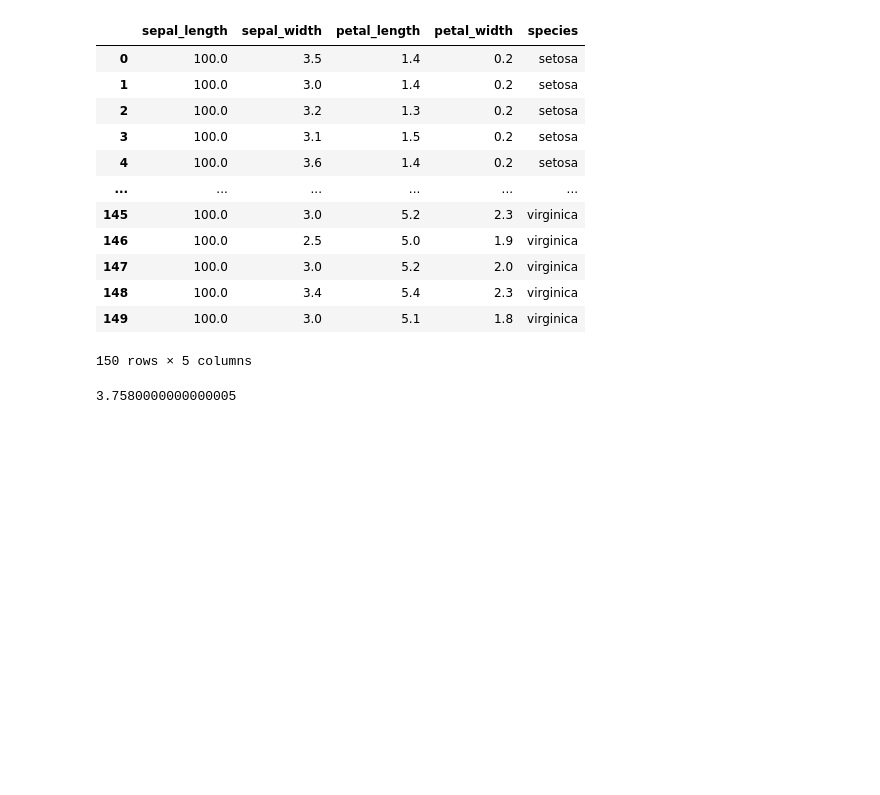
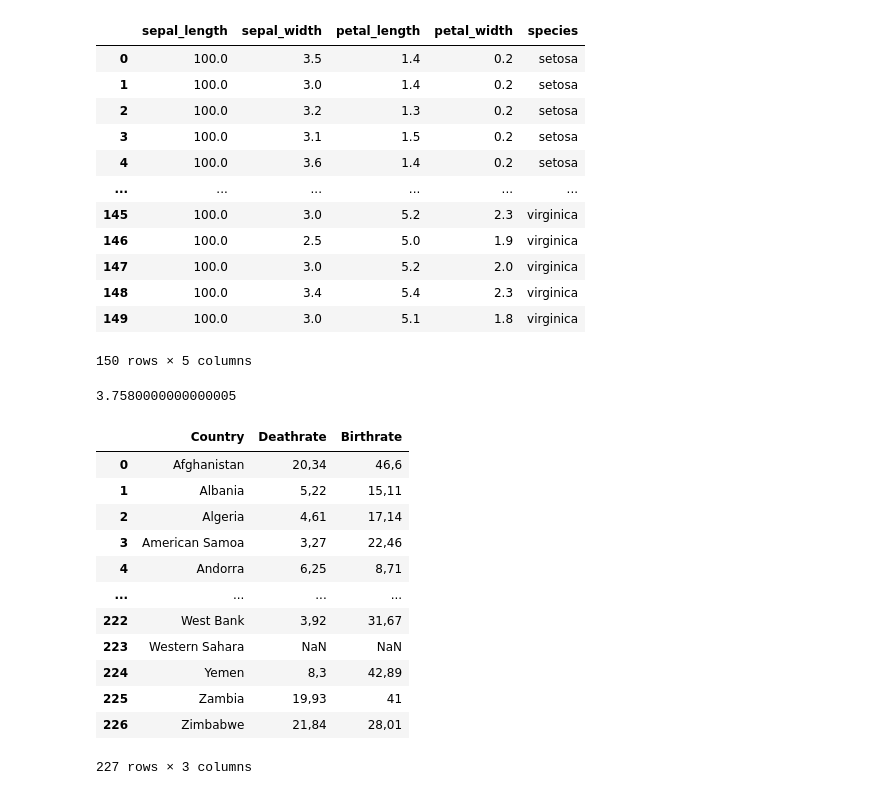
Before and after one commit to dramounlong3/python_basic, a Jupyter notebook: jupter_practice.ipynb, the cells around one changed output. Cells and saved outputs as stored; diff of their text form; code cells hidden in the pictures; blank space fills up the shorter version.

Commit message:
pandas filter

```diff
--- a/jupter_practice.ipynb
+++ b/jupter_practice.ipynb
@@ -171,3 +171,79 @@ iris_data_df
 iris_data_df['petal_length'].mean()
 # %% [output]
 3.7580000000000005
+# %%
+csv_data_path = 'https://raw.githubusercontent.com/turingplanet/pandas-intro/main/public-datasets/country.csv'
+country_info = pd.read_csv(csv_data_path)
+country_info.set_index('Country', inplace=True)
+country_info.index
+#反序
+country_info.sort_index(ascending=False)
+#刪掉index為Zimbabwe和Yemen的row, axis=0表示row
+minus_two_df = country_info.drop(['Zimbabwe', 'Yemen'], axis=0)
+minus_two_df
+#刪掉column為Region和Population的column, axis=1表示column
+minus_two_col_df = country_info.drop(['Region','Population'], axis=1)
+minus_two_col_df
+
+#每個row都跟0比較, 返回一個boolean list
+zero_migration_filter = country_info['Net migration'] == '0'
+zero_migration_filter
+#獲得上述條件成立的所有row
+zero_migration_df = country_info[zero_migration_filter]
+zero_migration_df
+#獲得上述條件成立的所有row, 但只顯示Region, Population column
+zero_migration_df = country_info.loc[zero_migration_filter, ['Region', 'Population', 'Net migration']]
+zero_migration_df
+#and
+and_filter = (country_info['Deathrate'] > '1000') & (country_info['Population'] < 10000)
+and_filter_df = country_info.loc[and_filter, ['Region', 'Deathrate', 'Population']]
+and_filter_df
+#or
+or_filter = (country_info['Deathrate'] > '1000') | (country_info['Population'] < 10000)
+or_filter_df = country_info.loc[or_filter, ['Region', 'Deathrate', 'Population']]
+or_filter_df
+#not
+population_filter = country_info['Population'] > 10000
+not_population_filter = country_info.loc[~population_filter, ['Region', 'Deathrate', 'Population']]
+not_population_filter
+#isin, 查找符合list的 row
+countries = ['China', 'Japan', 'United States', 'India']
+#先透過isin取得比對的boolean list
+country_info.reset_index(inplace=True)
+in_filter = country_info['Country'].isin(countries)
+in_filter_df = country_info.loc[in_filter, ['Country', 'Region']]
+in_filter_df
+#contains, 查找Country內有大寫A的row
+str_filter = country_info['Country'].str.contains('A')
+str_filter_df = country_info.loc[str_filter, ['Country']]
+str_filter_df
+#查找Country有大寫A或Z的
+str_filter2 = country_info['Country'].str.contains('A|V')
+str_filter_df2 = country_info.loc[str_filter2, ['Country']]
+str_filter_df2
+#查找Country沒有小寫a~m的
+str_filter3 = country_info['Country'].str.contains('[a-m]')
+str_filter_df3 = country_info.loc[~str_filter3, ['Country']]
+str_filter_df3
+#hk
+#查找Population>10000 而且Climate>3的國家
+hk_filter = (country_info['Population'] > 10000) & (country_info['Climate'] > '3')
+hk_filter_df = country_info.loc[hk_filter, ['Country', 'Population', 'Climate']]
+hk_filter_df
+
+df = country_info.loc[:,['Country','Deathrate','Birthrate']] # ===> 等於 country_info.loc[['Country','Deathrate','Birthrate']]
+df
+# %% [output]
+|  | Country | Deathrate | Birthrate |
+| 0 | Afghanistan | 20,34 | 46,6 |
+| 1 | Albania | 5,22 | 15,11 |
+| 2 | Algeria | 4,61 | 17,14 |
+| 3 | American Samoa | 3,27 | 22,46 |
+| 4 | Andorra | 6,25 | 8,71 |
+| ... | ... | ... | ... |
+| 222 | West Bank | 3,92 | 31,67 |
+| 223 | Western Sahara | NaN | NaN |
+| 224 | Yemen | 8,3 | 42,89 |
+| 225 | Zambia | 19,93 | 41 |
+| 226 | Zimbabwe | 21,84 | 28,01 |
+227 rows × 3 columns
```
Also changed, not shown: parts of 6 cells of this notebook, 1 other file.
